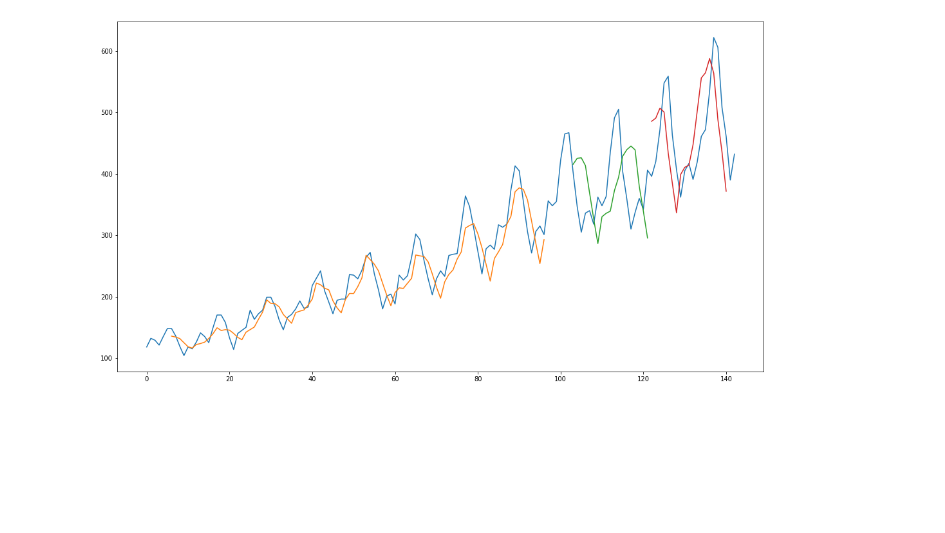
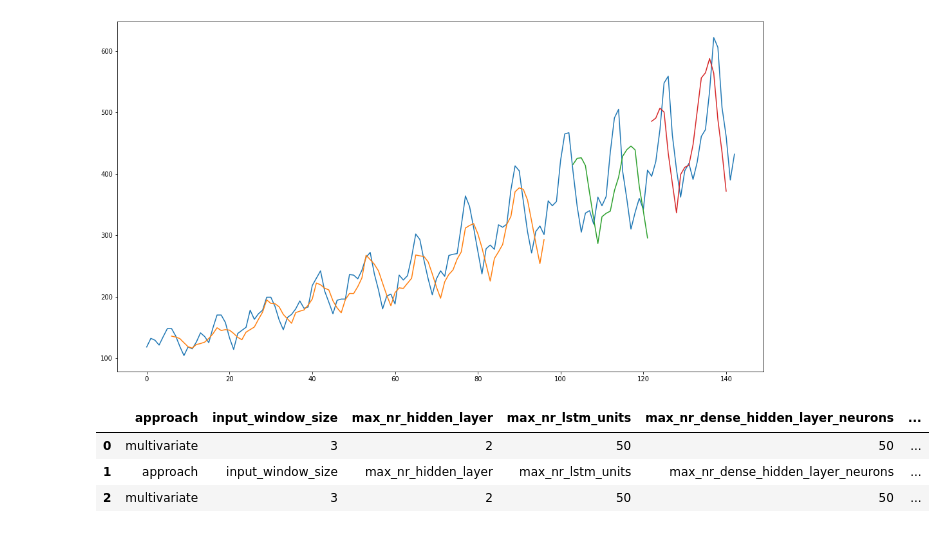
Before and after one commit to MartaGolabek/airline-passenger-prediction-using-LSTMs, a Jupyter notebook: notebooks/Multivariate_Approach.ipynb, the cells around one changed output. Drawn from its saved outputs; the diff is of its cells as text; code cells hidden in the pictures; blank space fills up the shorter version.

```diff
--- a/notebooks/Multivariate_Approach.ipynb
+++ b/notebooks/Multivariate_Approach.ipynb
@@ -388,3 +388,12 @@ plt.plot(test_predict_plot)
 plt.show()
 # %% [output]
 [figure]
+# %%
+scores = pd.read_csv('../output/scores.csv')
+# %%
+scores
+# %% [output]
+|  | approach | input_window_size | max_nr_hidden_layer | max_nr_lstm_units | max_nr_dense_hidden_layer_neurons | ... |
+| 0 | multivariate | 3 | 2 | 50 | 50 | ... |
+| 1 | approach | input_window_size | max_nr_hidden_layer | max_nr_lstm_units | max_nr_dense_hidden_layer_neurons | ... |
+| 2 | multivariate | 3 | 2 | 50 | 50 | ... |
```
Also changed, not shown: 2 other files.
